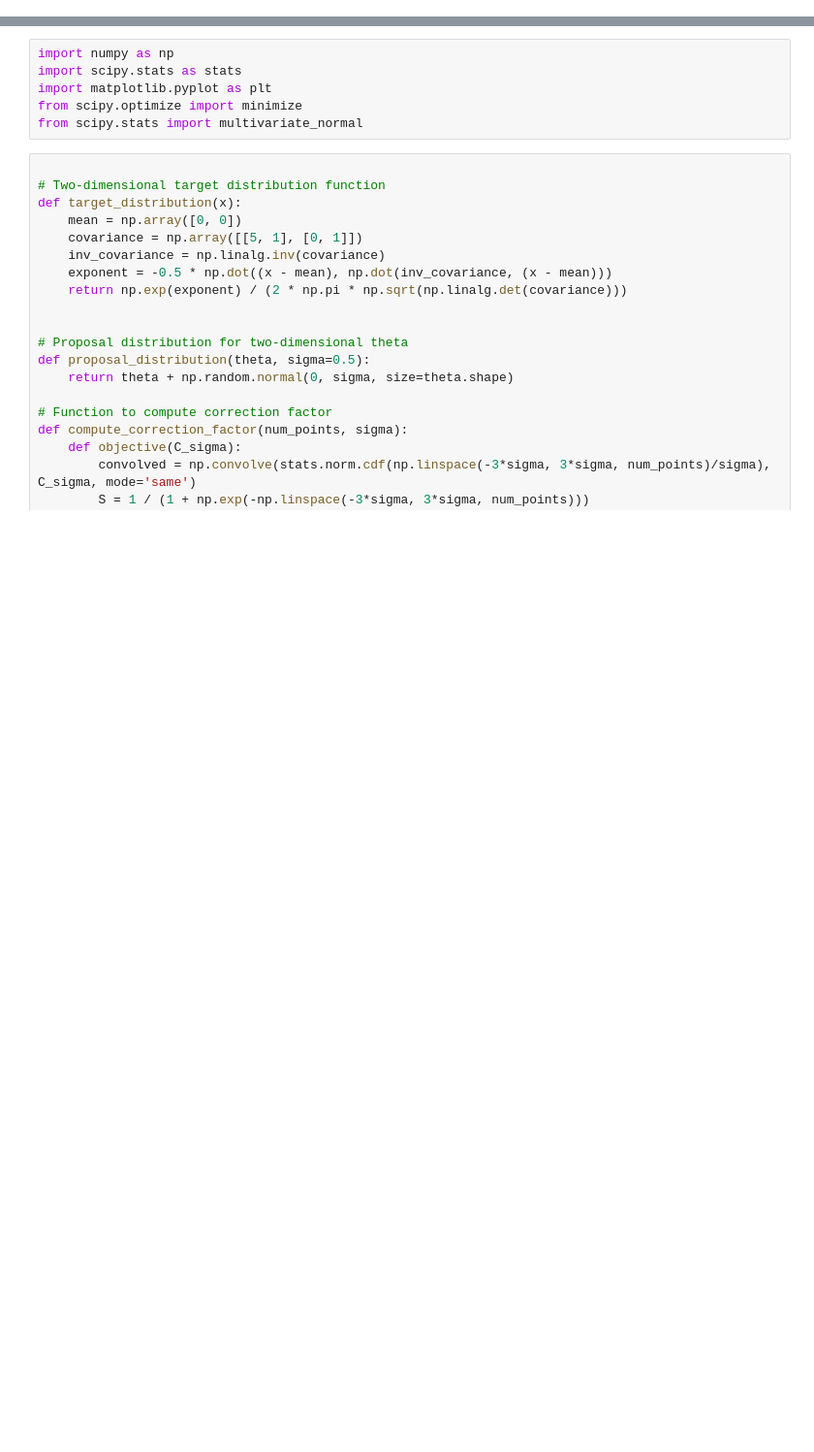
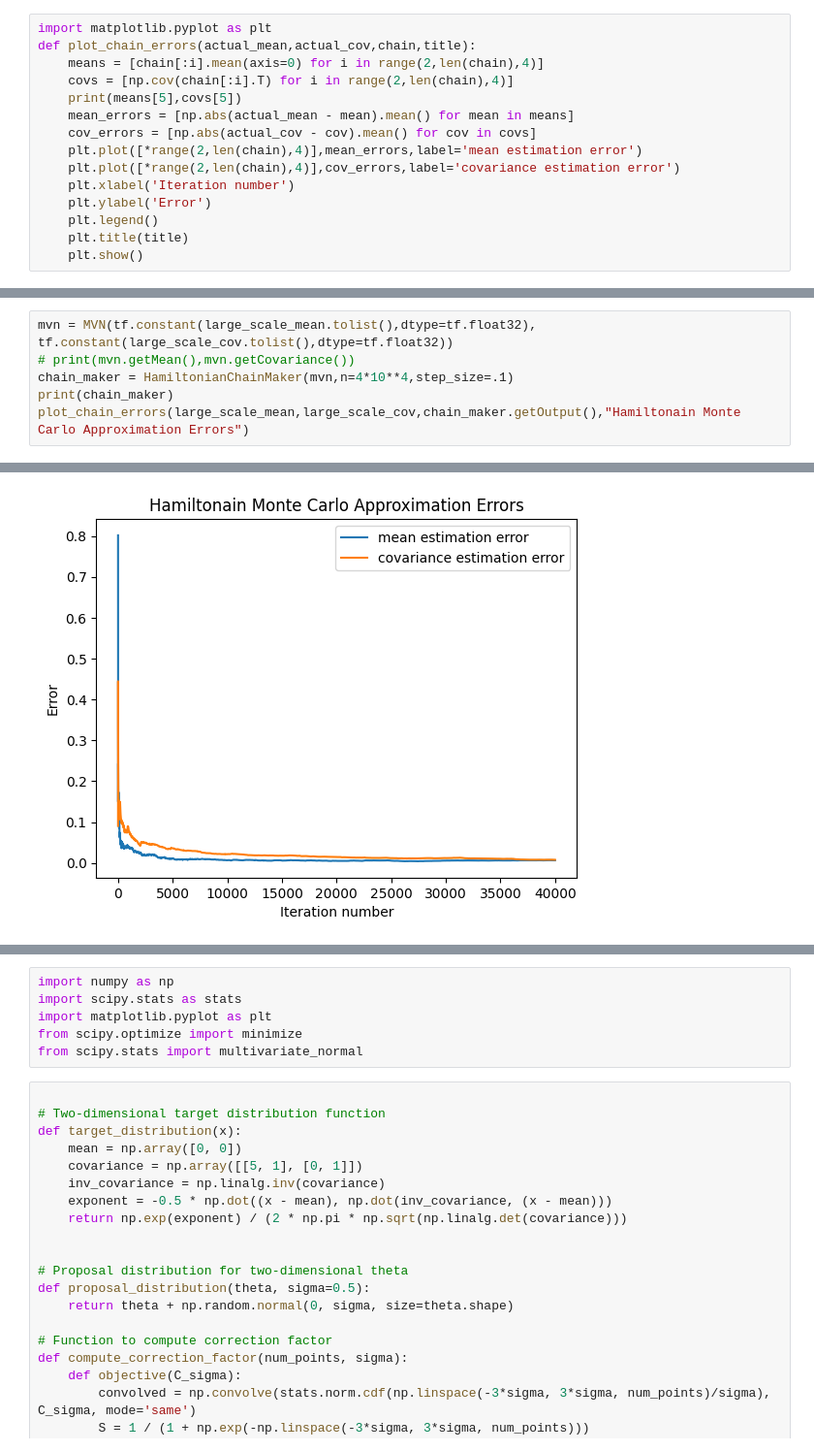
Before and after one commit to ChVenkatSai/CS578-Large-Scale-MCMC, a Jupyter notebook: test.ipynb, the cells around one changed output, grey strips where cells are left out. Shown at 97% size. Drawn from its saved outputs; the diff is of its cells as text; blank space fills up the shorter version.

```diff
--- a/test.ipynb
+++ b/test.ipynb
@@ -25,0 +26,15 @@ array([[-4.2420089e-01, -2.5247400e+00],
+# %%
+import matplotlib.pyplot as plt
+def plot_chain_errors(actual_mean,actual_cov,chain,title):
+    means = [chain[:i].mean(axis=0) for i in range(2,len(chain),4)]
+    covs = [np.cov(chain[:i].T) for i in range(2,len(chain),4)]
+    print(means[5],covs[5])
+    mean_errors = [np.abs(actual_mean - mean).mean() for mean in means]
+    cov_errors = [np.abs(actual_cov - cov).mean() for cov in covs]
+    plt.plot([*range(2,len(chain),4)],mean_errors,label='mean estimation error')
+    plt.plot([*range(2,len(chain),4)],cov_errors,label='covariance estimation error')
+    plt.xlabel('Iteration number')
+    plt.ylabel('Error')
+    plt.legend()
+    plt.title(title)
+    plt.show()
@@ -25,0 +64,7 @@ array([[-4.2420089e-01, -2.5247400e+00],
+# %%
+mvn = MVN(tf.constant(large_scale_mean.tolist(),dtype=tf.float32), tf.constant(large_scale_cov.tolist(),dtype=tf.float32))
+# print(mvn.getMean(),mvn.getCovariance())
+chain_maker = HamiltonianChainMaker(mvn,n=4*10**4,step_size=.1)
+print(chain_maker)
+plot_chain_errors(large_scale_mean,large_scale_cov,chain_maker.getOutput(),"Hamiltonain Monte Carlo Approximation Errors")
+# %% [output]
@@ -26,3 +88,4 @@ array([[-4.2420089e-01, -2.5247400e+00],
+[figure, added]
 # %%
 from HMC.ChainVisualizers import visualize
 visualize(chain_maker,"hmc.mp4")
```
Also changed, not shown: parts of 9 cells of this notebook, 2 other files.
